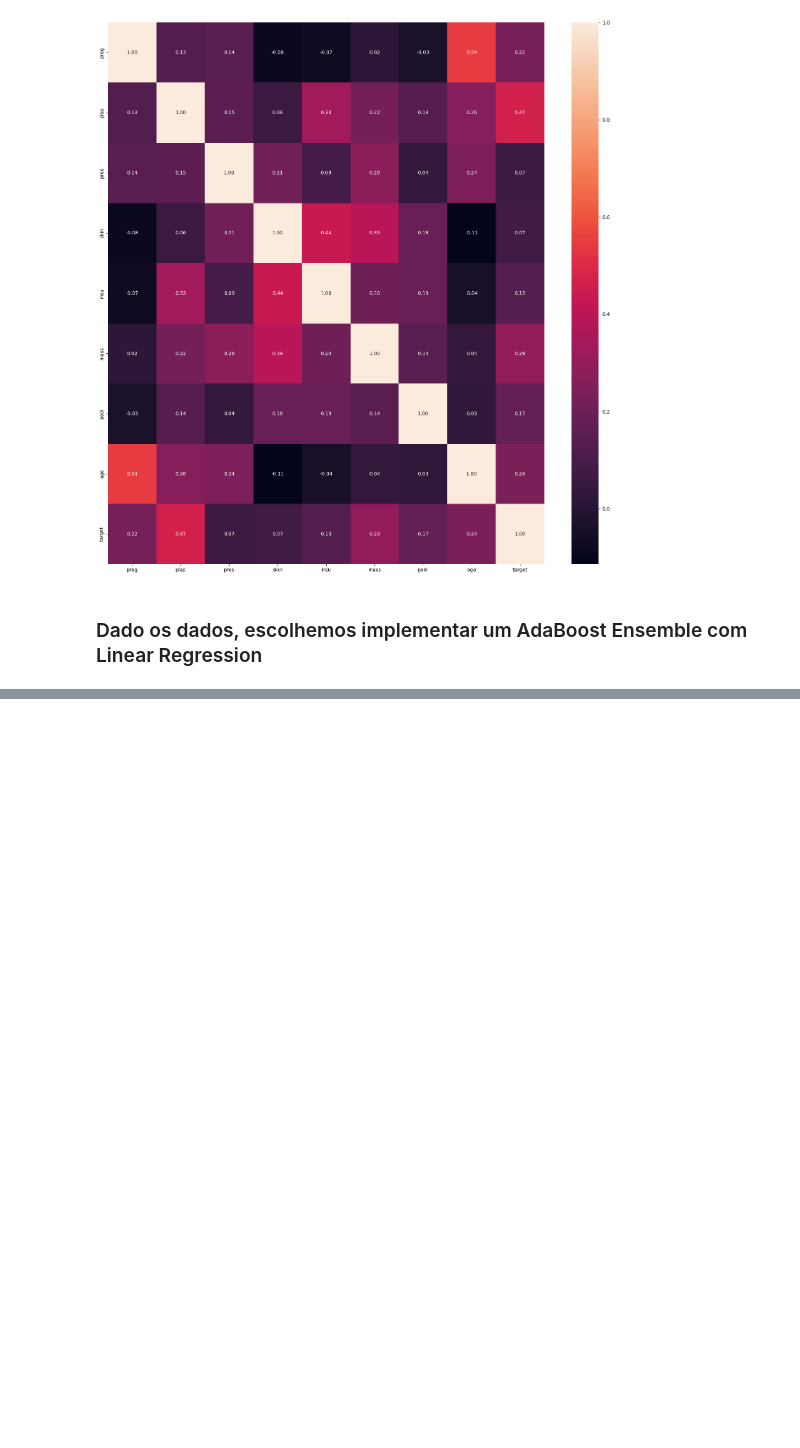
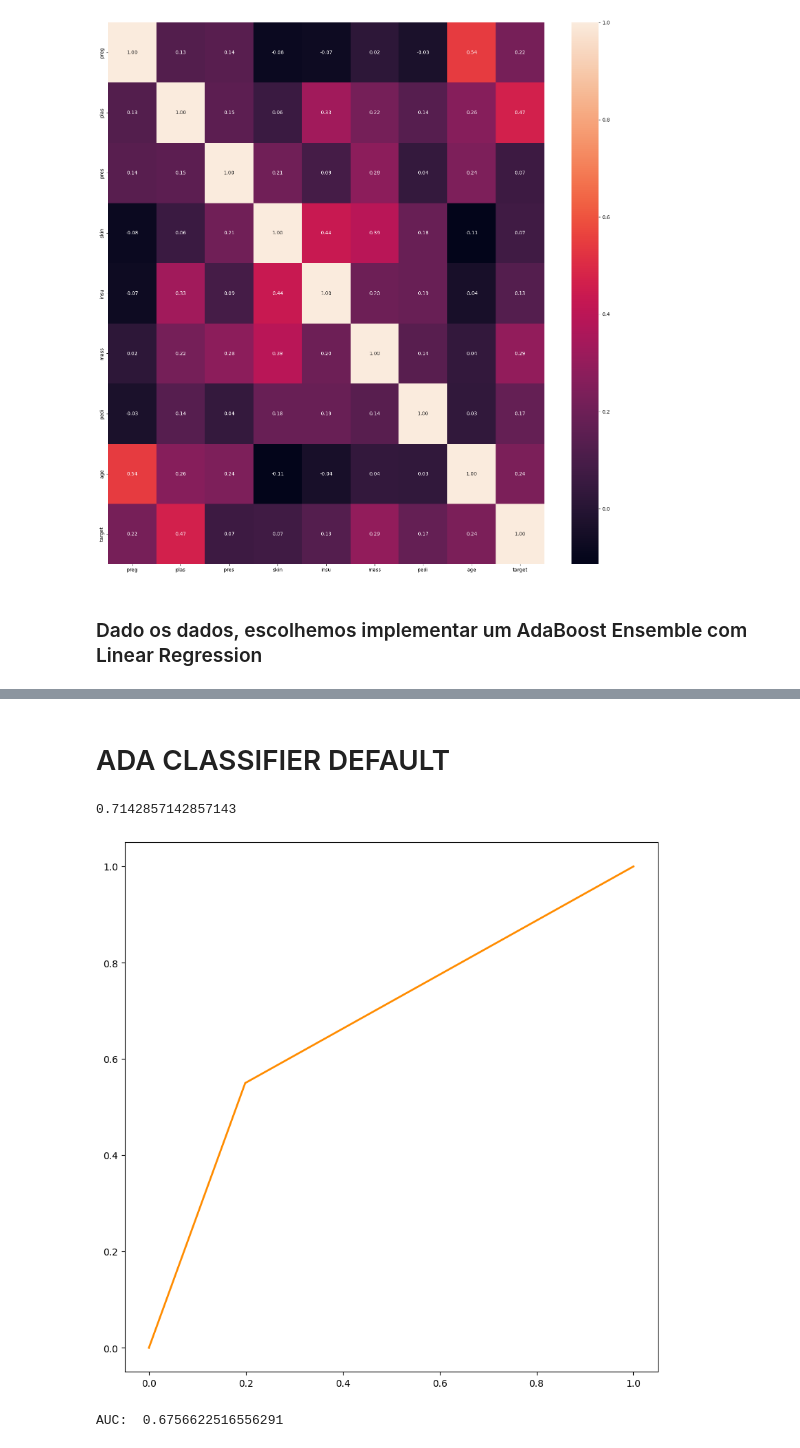
Before and after one commit to PRCSousa/ML-Assignment1, a Jupyter notebook: main.ipynb, the cells around one changed output, grey strips where cells are left out. Cells and saved outputs as stored; diff of their text form; code cells hidden in the pictures; blank space fills up the shorter version.

```diff
--- a/main.ipynb
+++ b/main.ipynb
@@ -100,0 +287,27 @@ class AdaBoost:
+# %% [markdown]
+# ADA CLASSIFIER DEFAULT
+# %%
+from sklearn.ensemble import AdaBoostClassifier
+from sklearn.ensemble import AdaBoostRegressor
+
+# Fit model
+X_train2, X_test2, y_train2, y_test2 = train_test_split(X, y, test_size=0.3, random_state=42)
+
+ab = AdaBoostClassifier(n_estimators = 200)
+ab.fit(X_train2, y_train2)
+print(ab.score(X_test2, y_test2))
+
+# roc curve
+y_pred2 = ab.predict(X_test2)
+fpr, tpr, thresholds = roc_curve(y_test2, y_pred2)
+roc_auc = auc(fpr, tpr)
+
+plt.figure(figsize=(10, 10))
+plt.plot(fpr, tpr, color='darkorange', lw=2, label='ROC curve (area = %0.2f)' % roc_auc)
+plt.show()
+
+print('AUC: ', roc_auc)
+# %% [output]
+0.7142857142857143
+[figure, added]
+AUC:  0.6756622516556291
```
Also changed, not shown: parts of 20 cells of this notebook, 1 other file.
